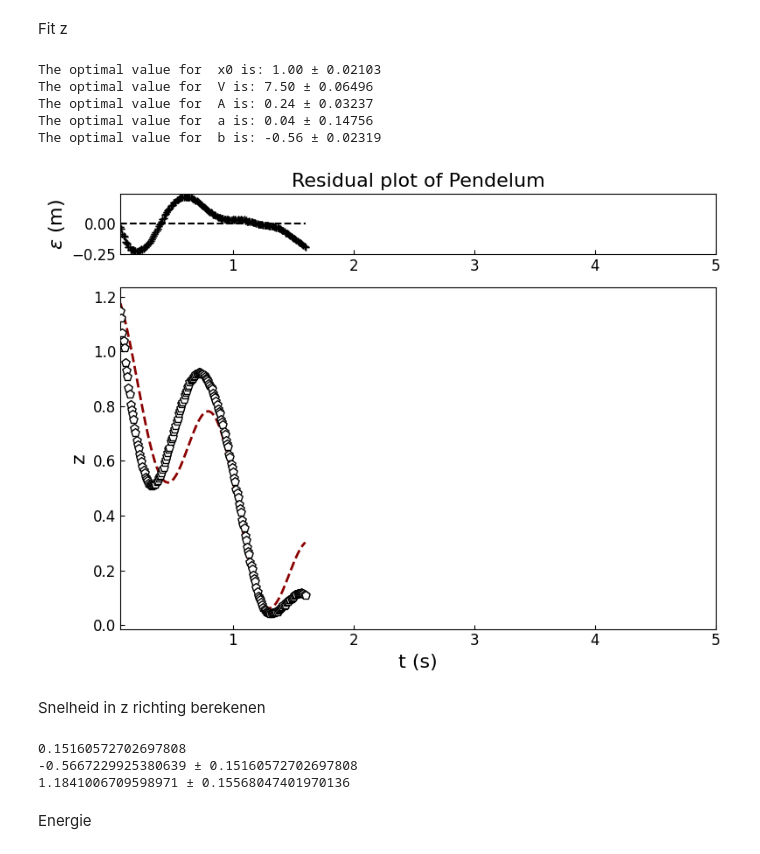
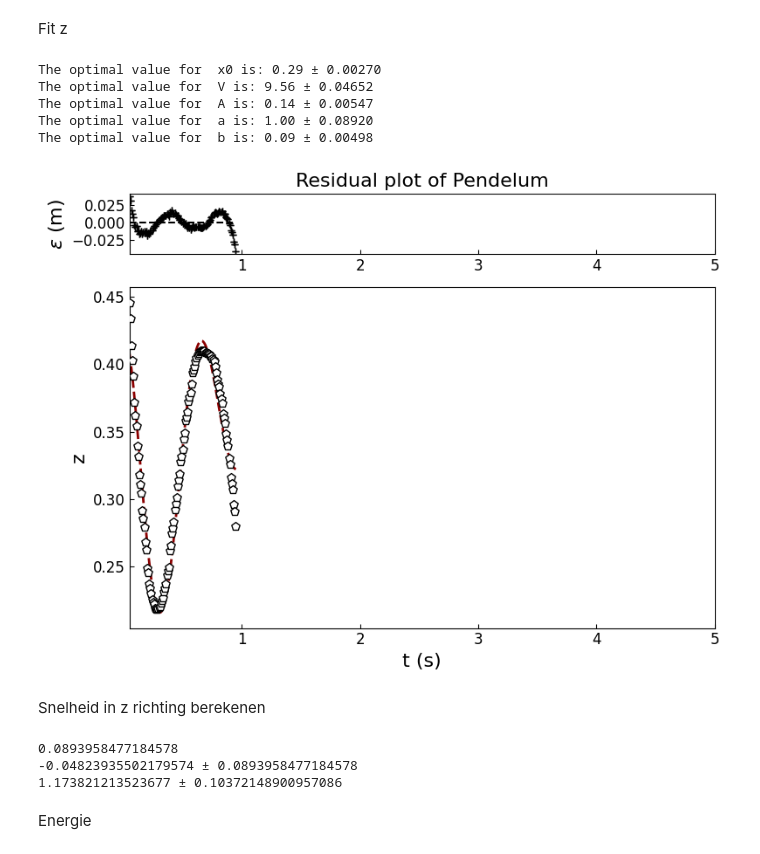
Before and after one commit to Oengaboenga/NSP-2-Jonathan-en-Bryan, a Jupyter notebook: Analyse_meting_7.ipynb, the cells around one changed output. Drawn from its saved outputs; the diff is of its cells as text; code cells hidden in the pictures.

```diff
--- a/Analyse_meting_7.ipynb
+++ b/Analyse_meting_7.ipynb
@@ -26,9 +26,9 @@ Xpos = [x for x in Xpos if str(x) != 'nan']
 Ypos = [x for x in Ypos if str(x) != 'nan']
 
 # Er moet nog een juiste scaling factor komen voor de afstand per pixel
-t =np.asarray(t[1:15000])
-x = np.asarray(Xpos[1:15000])
-y = np.asarray(Ypos[1:15000])
+t =np.asarray(t[0:110])
+x = np.asarray(Xpos[0:110])
+y = np.asarray(Ypos[0:110])
 # %% [markdown]
 Test plot
 # %% [markdown]
@@ -96,7 +104,7 @@ x coordinaat omschrijven naar phi met amplitude (A)
 Zorg dat x/A niet boven 1 en onder -1 kan komen
 # %%
 # minimum of maximum, afhankelijk van welke groter is. Als de fit erg goed is kan ook die A gebruikt worden.
-phi = np.asarray(x)/abs(min(x))
+phi = np.asarray(x)/abs(max(x))
 
 phi = np.asarray(np.arccos(phi))
 phi_sum = []
@@ -202,42 +210,42 @@ xfit = np.linspace(0,max(t),1000) #create new data for fit.
 def z_model(t,x0,V,A,a,b):
     return A*np.exp(-a*t) * np.cos(V*t)+b*t+x0
 
-popt_z, pcov_z = curve_fit(z_model,t,y,p0=[1.00, 15,1,0.8 ,-0.56],bounds = ([0,0,0,0,-5],[40,200,100,1,0]))
+popt_z, pcov_z = curve_fit(z_model,t,y,p0=[0.36, 8.57,0.12,0.12 ,-0.07],bounds = ([0,0,0,0,-5],[40,200,100,1,1]))
 
 parameter=['x0','V', 'A','a','b']
 for i in range (5):
     print("The optimal value for ", parameter[i], 'is:', "{:.2f}".format(popt_z[i]), '\u00B1', "{:.5f}".format(np.sqrt(pcov_z[i,i])))
 
 fig = plt.figure(figsize=(8,6))
 gs = gridspec.GridSpec(5, 4) #Creates a grid of 6 rows and 4 columns.
 axes_main = plt.subplot(gs[1:5, :4]) #Main axis goes from row 1 to 6.
 axes_residuals = plt.subplot(gs[0, :4],sharex=axes_main) #Residual axis is row 0.
 
 axes_main.tick_params(axis='both',direction ='in',labelsize=12)
 axes_main.scatter(t[::1],y[::1],color='black', marker = 'p',ec='black',fc='white',s=50,zorder=3)
 axes_main.plot(t,z_model(t,*popt_z),color='darkred',ls='--', lw=2)
 axes_main.set_xlabel('t (s)',fontsize=16)
 axes_main.set_ylabel('z',fontsize=16)
 axes_main.set_xlim(np.min(t),5)
 
 axes_residuals.tick_params(axis='both',direction ='in',labelsize=12)
 axes_residuals.set_title('Residual plot of Pendelum',fontsize=16)
 axes_residuals.errorbar(t,y-z_model(t,*popt_z),xerr=0,yerr=0,fmt='none',
                         color='black',ecolor='black',capsize=3)
 axes_residuals.hlines(0,np.min(t),np.max(t),color='black',ls='--')
 axes_residuals.set_ylabel(r'$\epsilon$ (m)',fontsize=16)
 axes_residuals.set_xlim(np.min(t),5)
 
 plt.tight_layout()
 plt.show()
 plt.close()
 # %% [output]
-The optimal value for  x0 is: 1.00 ± 0.02103
-The optimal value for  V is: 7.50 ± 0.06496
-The optimal value for  A is: 0.24 ± 0.03237
-The optimal value for  a is: 0.04 ± 0.14756
-The optimal value for  b is: -0.56 ± 0.02319
+The optimal value for  x0 is: 0.29 ± 0.00270
+The optimal value for  V is: 9.56 ± 0.04652
+The optimal value for  A is: 0.14 ± 0.00547
+The optimal value for  a is: 1.00 ± 0.08920
+The optimal value for  b is: 0.09 ± 0.00498
-[figure, old version]
+[figure, new version]
 # %% [markdown]
 Snelheid in z richting berekenen
 # %%
@@ -252,10 +260,19 @@ print(speed_z, '\u00B1', fout_speed_z)
 v_0 = np.sqrt((speed_phi)**2 + (speed_z)**2)
 fout_v_0 = np.sqrt(fout_speed_phi**2 + fout_speed_z**2)
 print(v_0,'\u00B1', fout_v_0)
+
+x1= np.asarray(x[0:7])
+y1 = np.asarray(y[0:7])
+t1 = np.asarray(t[0:7])
+dx_dt = np.diff(x1)/np.diff(t1)
+dy_dt = np.diff(y1)/np.diff(t1)
+
+v = np.asarray(dx_dt)**2 + np.asarray(dy_dt)**2
+print(v)
 # %% [output]
-0.15160572702697808
--0.5667229925380639 ± 0.15160572702697808
-1.1841006709598971 ± 0.15568047401970136
+0.0893958477184578
+-0.04823935502179574 ± 0.0893958477184578
+1.173821213523677 ± 0.10372148900957086
 # %% [markdown]
 Energie
 # %%
```
Also changed, not shown: parts of 7 cells of this notebook, 12 other files.
